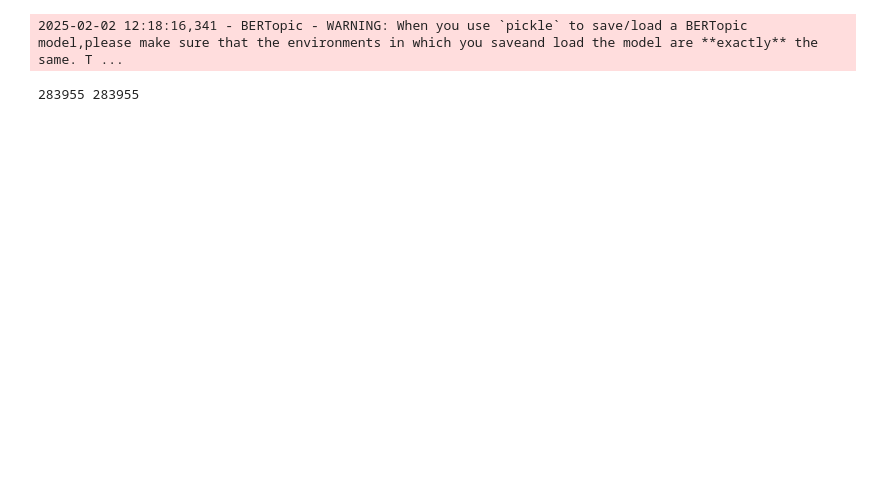
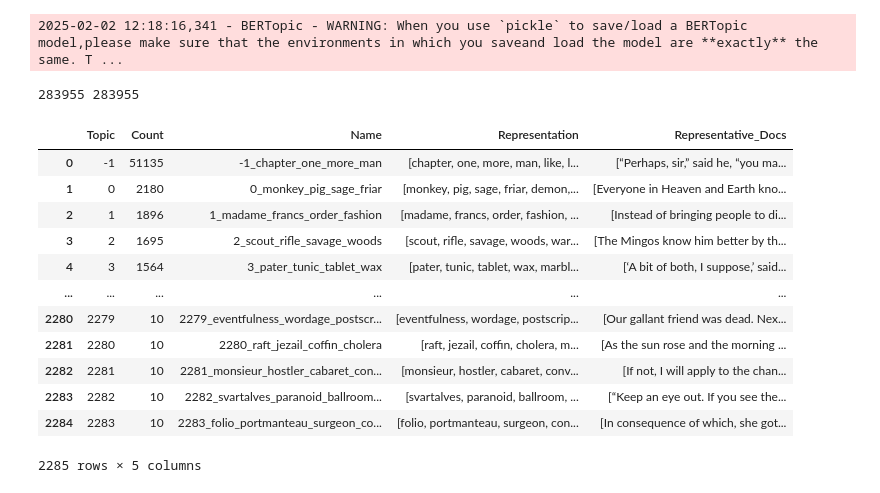
Before and after one commit to Fergons/narana, a Jupyter notebook: notebooks/bertopic.ipynb, the cells around one changed output. Drawn from its saved outputs; the diff is of its cells as text; code cells hidden in the pictures; blank space fills up the shorter version.

```diff
--- a/notebooks/bertopic.ipynb
+++ b/notebooks/bertopic.ipynb
@@ -71,3 +71,19 @@ topics_per_class = topic_model.topics_per_class(docs, tropes)
 topic_model.visualize_topics_per_class(topics_per_class)
 # %% [output]
 283955 283955
+# %%
+topic_model.get_topic_info()
+# %% [output]
+|  | Topic | Count | Name | Representation | Representative_Docs |
+| 0 | -1 | 51135 | -1_chapter_one_more_man | [chapter, one, more, man, like, l... | [“Perhaps, sir,” said he, “you ma... |
+| 1 | 0 | 2180 | 0_monkey_pig_sage_friar | [monkey, pig, sage, friar, demon,... | [Everyone in Heaven and Earth kno... |
+| 2 | 1 | 1896 | 1_madame_francs_order_fashion | [madame, francs, order, fashion, ... | [Instead of bringing people to di... |
+| 3 | 2 | 1695 | 2_scout_rifle_savage_woods | [scout, rifle, savage, woods, war... | [The Mingos know him better by th... |
+| 4 | 3 | 1564 | 3_pater_tunic_tablet_wax | [pater, tunic, tablet, wax, marbl... | [‘A bit of both, I suppose,’ said... |
+| ... | ... | ... | ... | ... | ... |
+| 2280 | 2279 | 10 | 2279_eventfulness_wordage_postscr... | [eventfulness, wordage, postscrip... | [Our gallant friend was dead. Nex... |
+| 2281 | 2280 | 10 | 2280_raft_jezail_coffin_cholera | [raft, jezail, coffin, cholera, m... | [As the sun rose and the morning ... |
+| 2282 | 2281 | 10 | 2281_monsieur_hostler_cabaret_con... | [monsieur, hostler, cabaret, conv... | [If not, I will apply to the chan... |
+| 2283 | 2282 | 10 | 2282_svartalves_paranoid_ballroom... | [svartalves, paranoid, ballroom, ... | [“Keep an eye out. If you see the... |
+| 2284 | 2283 | 10 | 2283_folio_portmanteau_surgeon_co... | [folio, portmanteau, surgeon, con... | [In consequence of which, she got... |
+2285 rows × 5 columns
```
Also changed, not shown: parts of 1 cell of this notebook.
